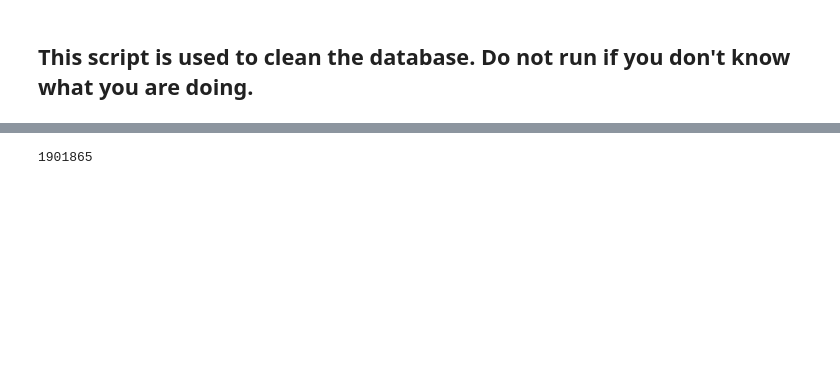
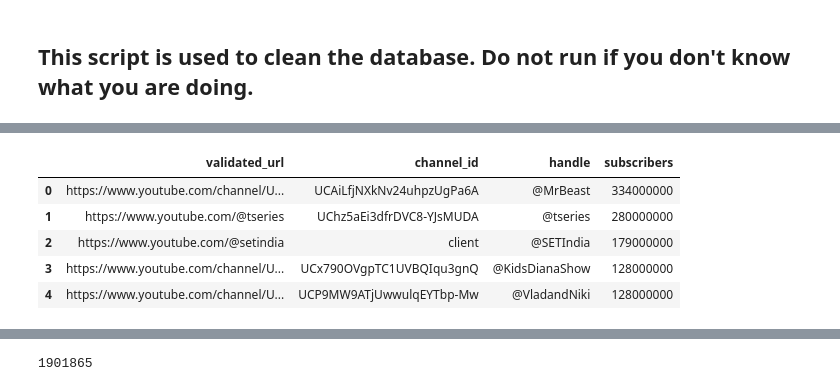
Before and after one commit to chaorders1/youtube-stats, a Jupyter notebook: src/utils/csv_operate.ipynb, the cells around one changed output, grey strips where cells are left out. Cells and saved outputs as stored; diff of their text form; code cells hidden in the pictures; blank space fills up the shorter version.

```diff
--- a/src/utils/csv_operate.ipynb
+++ b/src/utils/csv_operate.ipynb
@@ -20,0 +37,12 @@ df.shape
+# %%
+# leave the first 3000 rows
+df = df.head(3000)
+df.shape
+df.head()
+# %% [output]
+|  | validated_url | channel_id | handle | subscribers |
+| 0 | https://www.youtube.com/channel/U... | UCAiLfjNXkNv24uhpzUgPa6A | @MrBeast | 334000000 |
+| 1 | https://www.youtube.com/@tseries | UChz5aEi3dfrDVC8-YJsMUDA | @tseries | 280000000 |
+| 2 | https://www.youtube.com/@setindia | client | @SETIndia | 179000000 |
+| 3 | https://www.youtube.com/channel/U... | UCx790OVgpTC1UVBQIqu3gnQ | @KidsDianaShow | 128000000 |
+| 4 | https://www.youtube.com/channel/U... | UCP9MW9ATjUwwulqEYTbp-Mw | @VladandNiki | 128000000 |
```
Also changed, not shown: parts of 10 cells of this notebook, 5 other files.
